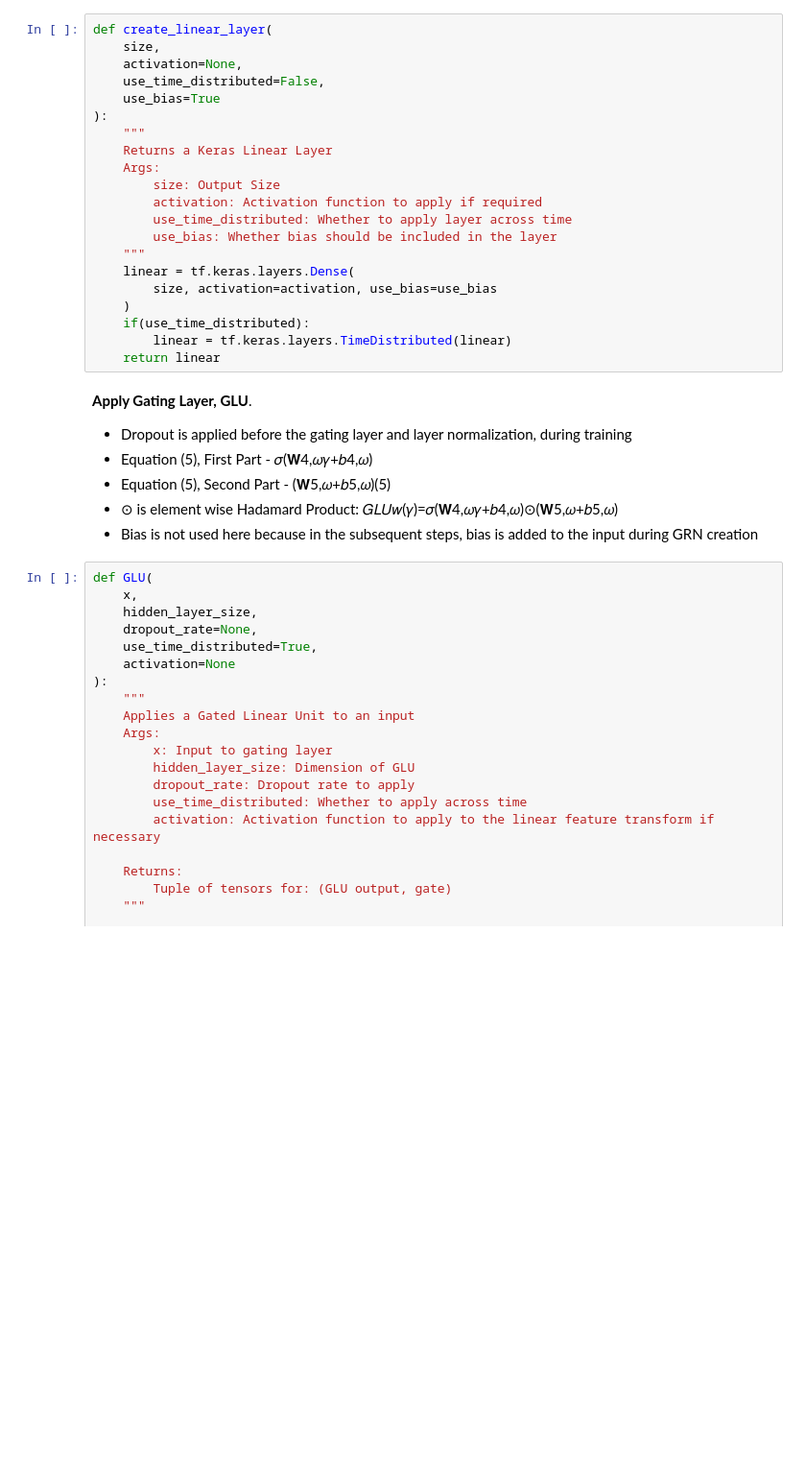
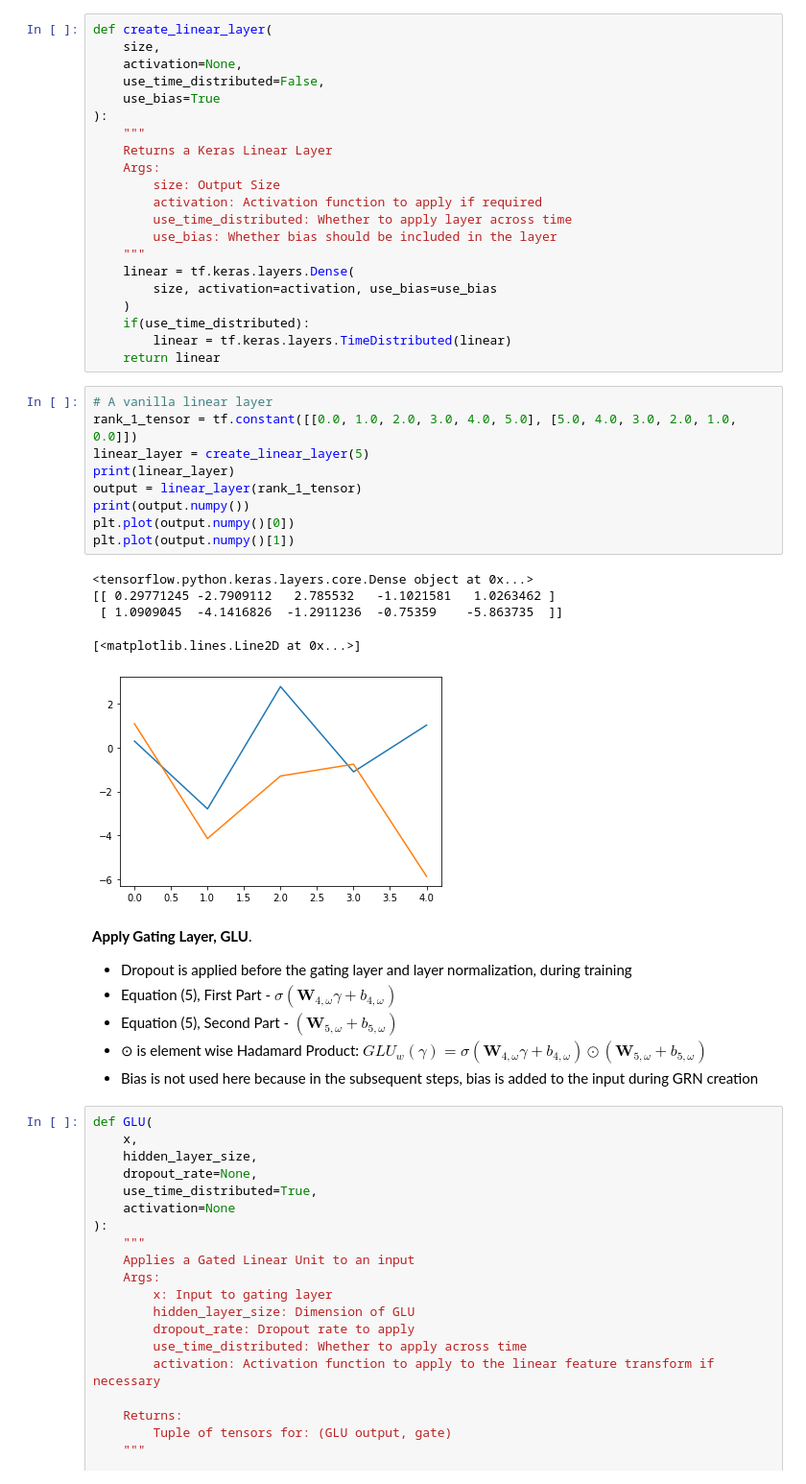
Before and after one commit to gowrishankarin/data_science, a Jupyter notebook: topics/dl/timeseries/001_Paper.ipynb, the cells around one changed output. Shown at 96% size. Saved outputs shown, nothing was run; the diff lists cells and outputs as text; blank space fills up the shorter version.

```diff
--- a/topics/dl/timeseries/001_Paper.ipynb
+++ b/topics/dl/timeseries/001_Paper.ipynb
@@ -270,12 +270,27 @@ def create_linear_layer(
     if(use_time_distributed):
         linear = tf.keras.layers.TimeDistributed(linear)
     return linear
+# %%
+# A vanilla linear layer
+rank_1_tensor = tf.constant([[0.0, 1.0, 2.0, 3.0, 4.0, 5.0], [5.0, 4.0, 3.0, 2.0, 1.0, 0.0]])
+linear_layer = create_linear_layer(5)
+print(linear_layer)
+output = linear_layer(rank_1_tensor)
+print(output.numpy())
+plt.plot(output.numpy()[0])
+plt.plot(output.numpy()[1])
+# %% [output]
+<tensorflow.python.keras.layers.core.Dense object at 0x...>
+[[ 0.29771245 -2.7909112   2.785532   -1.1021581   1.0263462 ]
+ [ 1.0909045  -4.1416826  -1.2911236  -0.75359    -5.863735  ]]
+[<matplotlib.lines.Line2D at 0x...>]
+[figure, added]
 # %% [markdown]
 **Apply Gating Layer, GLU**.
 - Dropout is applied before the gating layer and layer normalization, during training
-- Equation (5), First Part - 𝜎(𝐖4,𝜔𝛾+𝑏4,𝜔)
-- Equation (5), Second Part - (𝐖5,𝜔+𝑏5,𝜔)(5)
-- ⊙ is element wise Hadamard Product: 𝐺𝐿𝑈𝑤(𝛾)=𝜎(𝐖4,𝜔𝛾+𝑏4,𝜔)⊙(𝐖5,𝜔+𝑏5,𝜔)
+- Equation (5), First Part - $\sigma(\mathbf{W}_{4, \omega} \gamma + b_{4, \omega})$
+- Equation (5), Second Part - $(\mathbf{W}_{5,\omega} + b_{5, \omega})$
+- ⊙ is element wise Hadamard Product: $GLU_w(\mathcal{\gamma}) = \sigma(\mathbf{W}_{4, \omega} \gamma + b_{4, \omega}) \odot (\mathbf{W}_{5,\omega} + b_{5, \omega})$
 - Bias is not used here because in the subsequent steps, bias is added to the input during GRN creation
 # %%
 def GLU(
```
Also changed, not shown: parts of 6 cells of this notebook, 1 other file.
